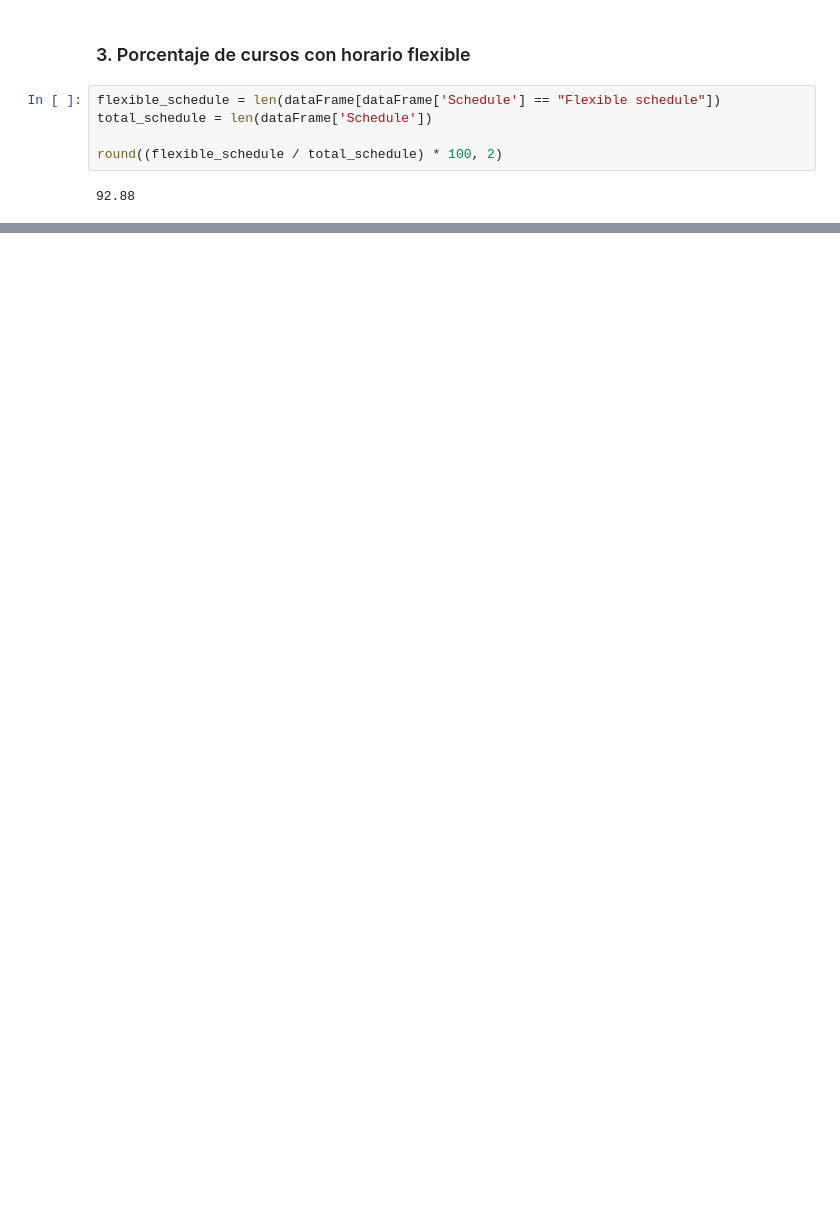
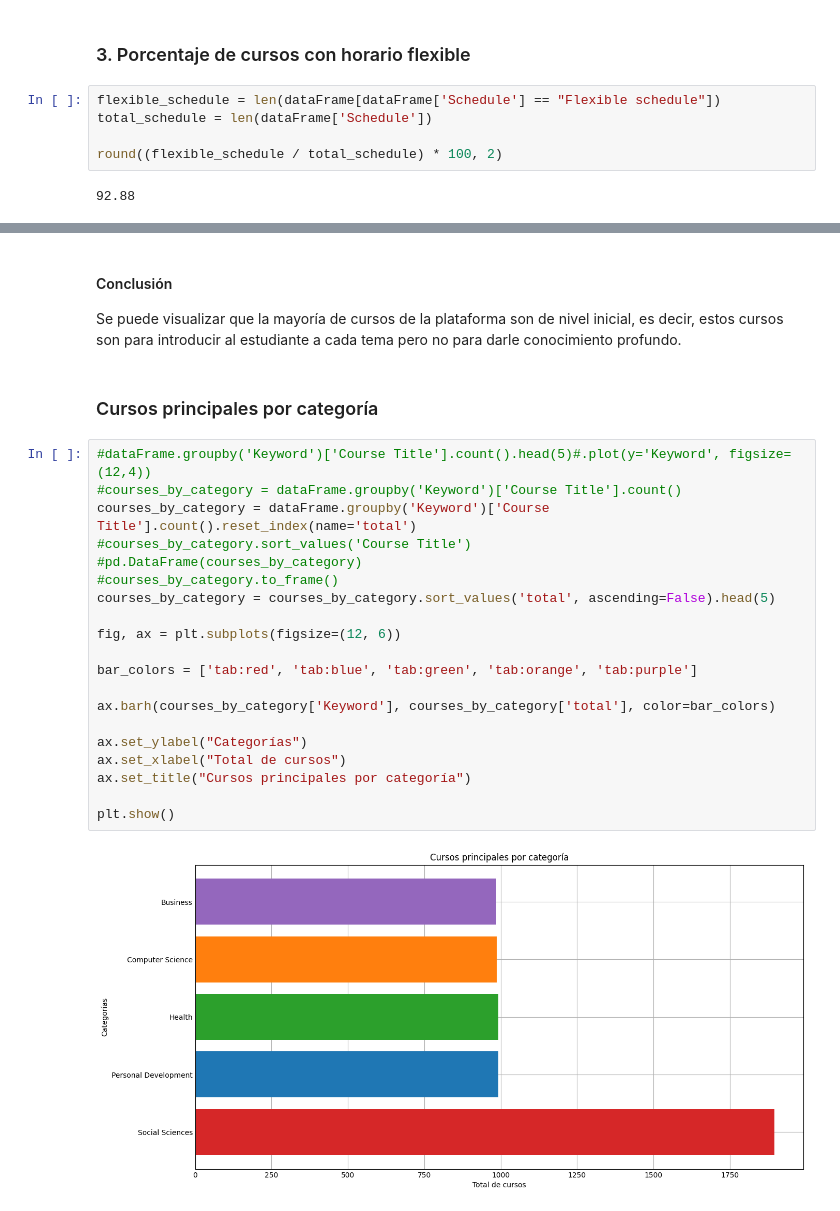
Before and after one commit to felifranco/proyectos_semi2_2s2024, a Jupyter notebook: practica_2/data_analysis.ipynb, the cells around one changed output, grey strips where cells are left out. Cells and saved outputs as stored; diff of their text form; blank space fills up the shorter version.

```diff
--- a/practica_2/data_analysis.ipynb
+++ b/practica_2/data_analysis.ipynb
@@ -121,0 +389,28 @@ round((flexible_schedule / total_schedule) * 100, 2)
+# %% [markdown]
+#### Conclusión
+
+Se puede visualizar que la mayoría de cursos de la plataforma son de nivel inicial, es decir, estos cursos son para introducir al estudiante a cada tema pero no para darle conocimiento profundo.
+# %% [markdown]
+### Cursos principales por categoría
+# %%
+#dataFrame.groupby('Keyword')['Course Title'].count().head(5)#.plot(y='Keyword', figsize=(12,4))
+#courses_by_category = dataFrame.groupby('Keyword')['Course Title'].count()
+courses_by_category = dataFrame.groupby('Keyword')['Course Title'].count().reset_index(name='total')
+#courses_by_category.sort_values('Course Title')
+#pd.DataFrame(courses_by_category)
+#courses_by_category.to_frame()
+courses_by_category = courses_by_category.sort_values('total', ascending=False).head(5)
+
+fig, ax = plt.subplots(figsize=(12, 6))
+
+bar_colors = ['tab:red', 'tab:blue', 'tab:green', 'tab:orange', 'tab:purple']
+
+ax.barh(courses_by_category['Keyword'], courses_by_category['total'], color=bar_colors)
+
+ax.set_ylabel("Categorías")
+ax.set_xlabel("Total de cursos")
+ax.set_title("Cursos principales por categoría")
+
+plt.show()
+# %% [output]
+[figure, added]
```
Also changed, not shown: parts of 67 cells of this notebook.
